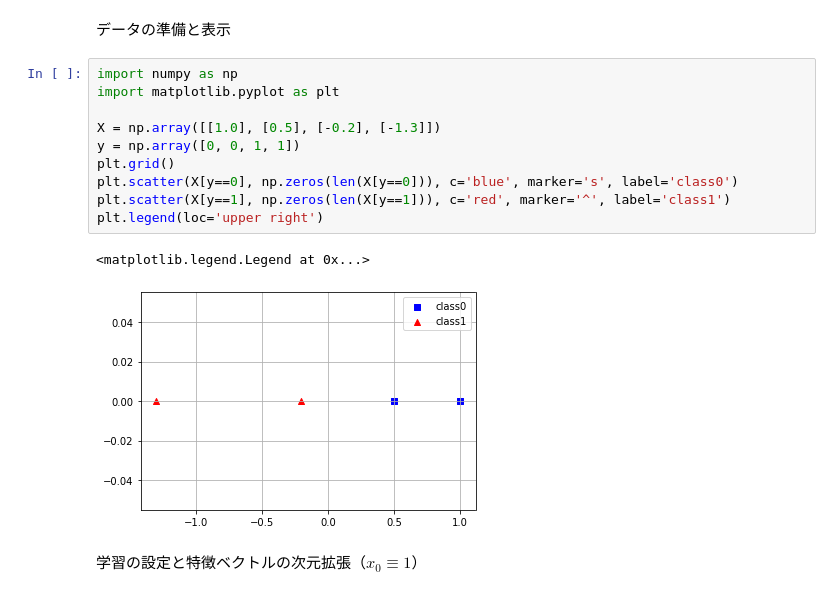
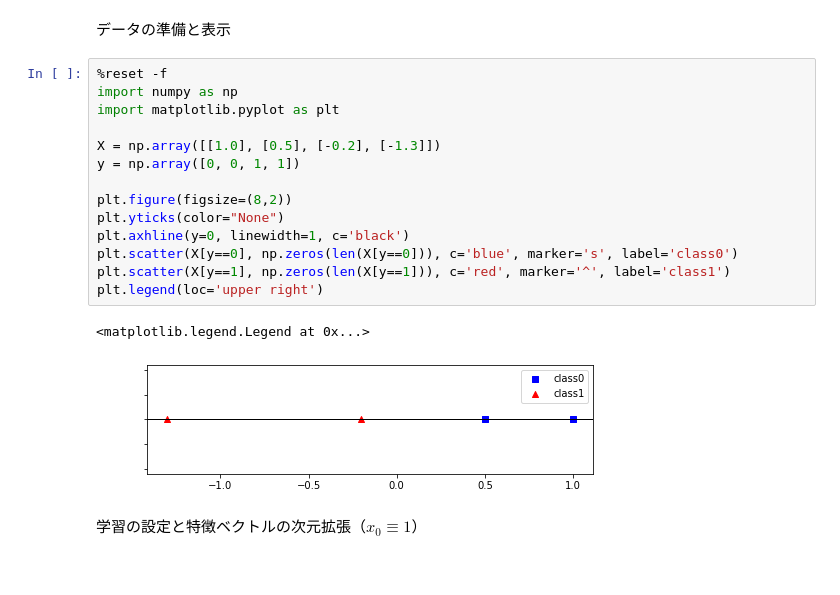
Before and after one commit to MasahiroAraki/SpeechRecognition, a Jupyter notebook: Python/chap04.ipynb, the cells around one changed output. Drawn from its saved outputs; the diff is of its cells as text.

```diff
--- a/Python/chap04.ipynb
+++ b/Python/chap04.ipynb
@@ -16,18 +16,22 @@
 # %% [markdown]
 データの準備と表示
 # %%
+%reset -f
 import numpy as np
 import matplotlib.pyplot as plt
 
 X = np.array([[1.0], [0.5], [-0.2], [-1.3]])
 y = np.array([0, 0, 1, 1])
-plt.grid()
+
+plt.figure(figsize=(8,2))
+plt.yticks(color="None")
+plt.axhline(y=0, linewidth=1, c='black')
 plt.scatter(X[y==0], np.zeros(len(X[y==0])), c='blue', marker='s', label='class0')
 plt.scatter(X[y==1], np.zeros(len(X[y==1])), c='red', marker='^', label='class1')
 plt.legend(loc='upper right')
 # %% [output]
 <matplotlib.legend.Legend at 0x...>
-[figure, old version]
+[figure, new version]
 # %% [markdown]
 学習の設定と特徴ベクトルの次元拡張（$x_0 \equiv 1$）
 # %%
```
Also changed, not shown: parts of 11 cells of this notebook, 1 other file.
